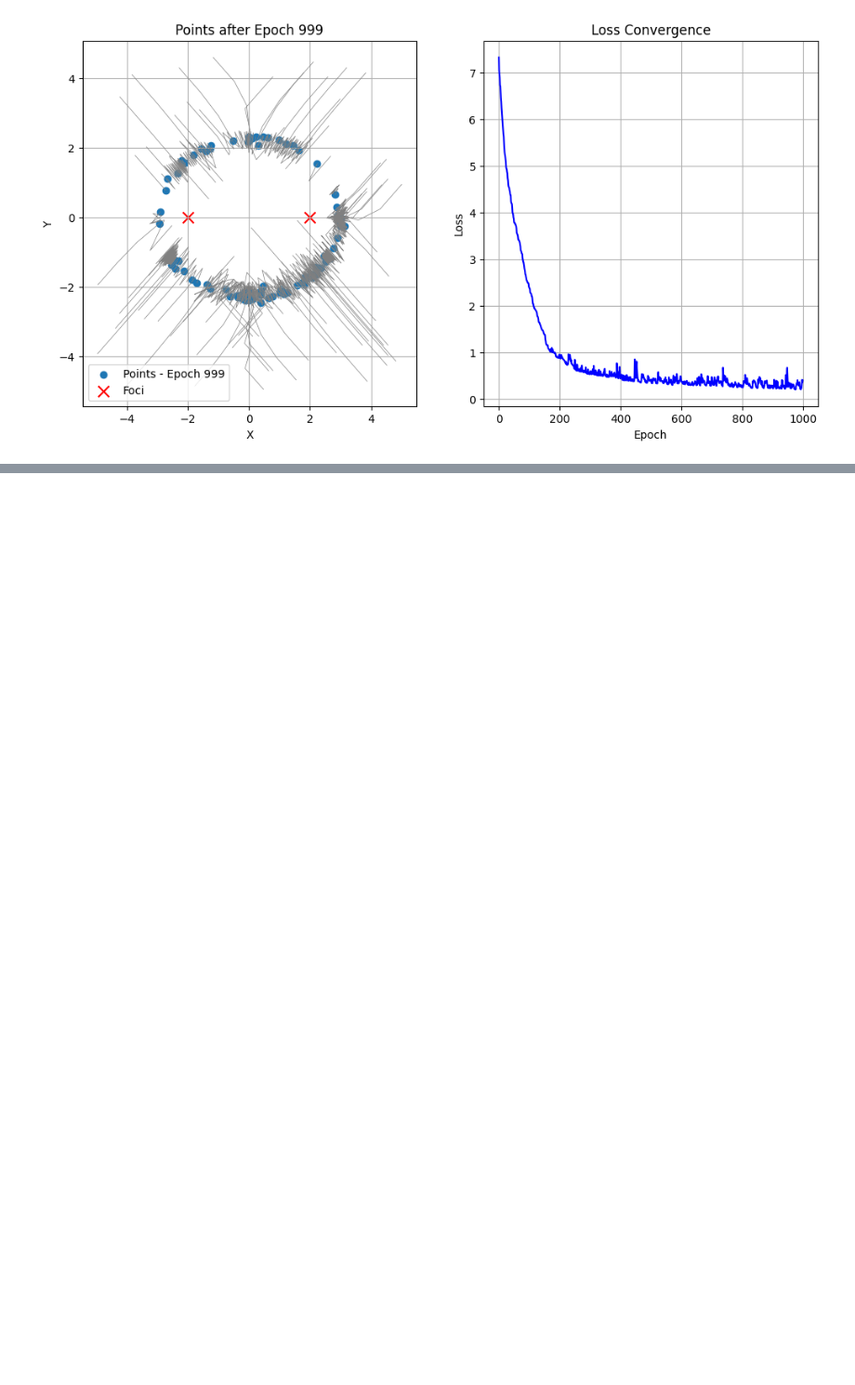
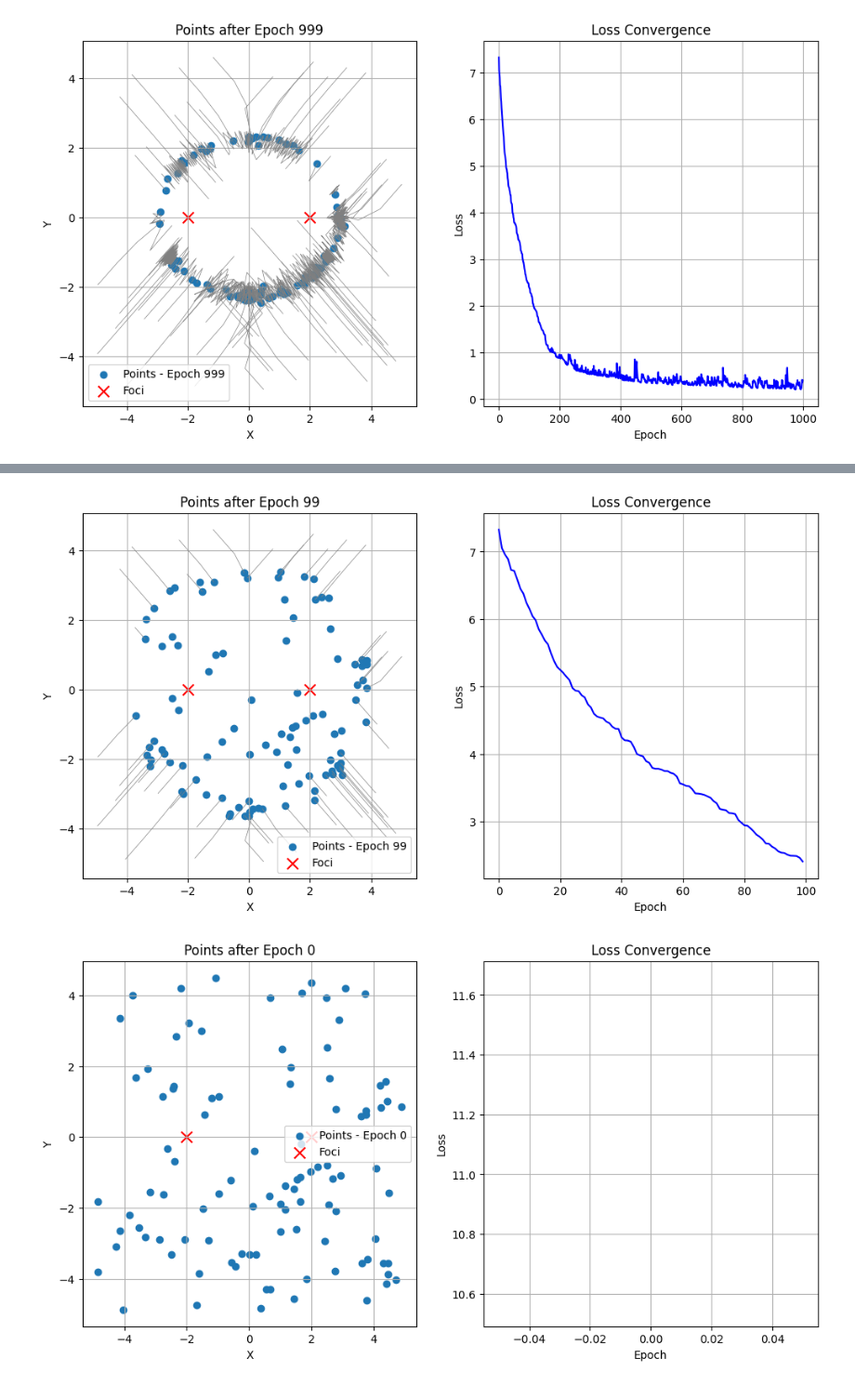
Before and after one commit to roguxivlo/machine-learning-24L, a Jupyter notebook: hw8.ipynb, the cells around one changed output, grey strips where cells are left out. Shown at 93% size. Cells and saved outputs as stored; diff of their text form; code cells hidden in the pictures; blank space fills up the shorter version.

Commit message:
add L_infty analysis

```diff
--- a/hw8.ipynb
+++ b/hw8.ipynb
@@ -345,0 +352,7 @@ Elapsed time: 8.056139707565308 seconds
+# %%
+# Let's compare L_2 with L_infty for smaller number of epochs:
+
+train_with_loss(L_infty_loss, num_epochs=100)
+
+train_with_loss(L2_loss, num_epochs = 100)
+# %% [output]
@@ -345,0 +362,2 @@ Elapsed time: 8.056139707565308 seconds
+[figure, added]
+[figure, added]
```
Also changed, not shown: parts of 3 cells of this notebook.
